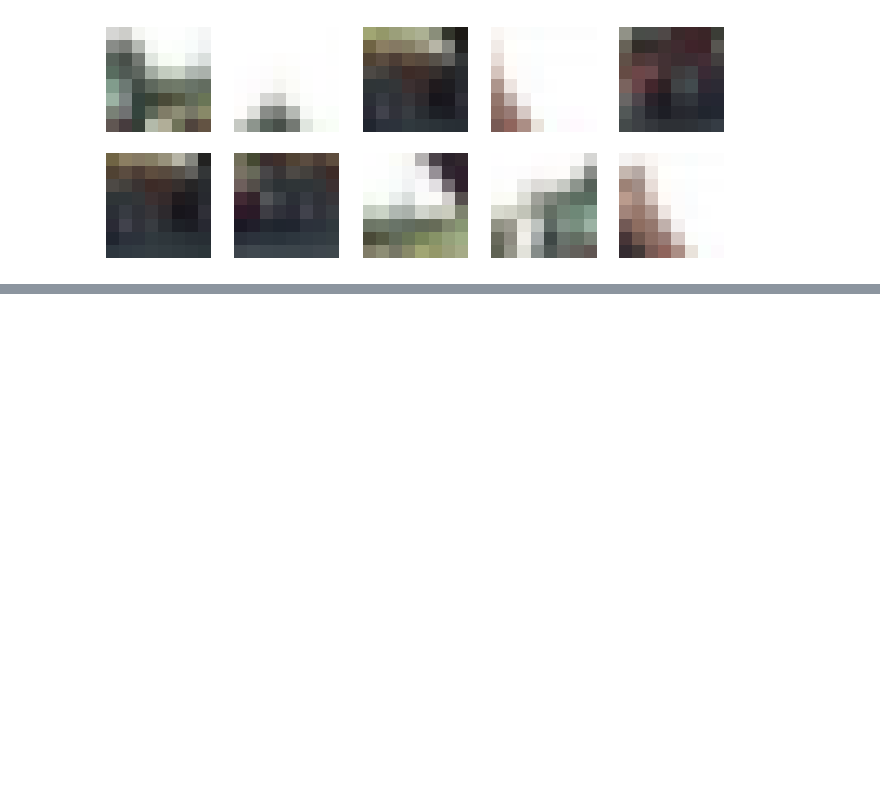
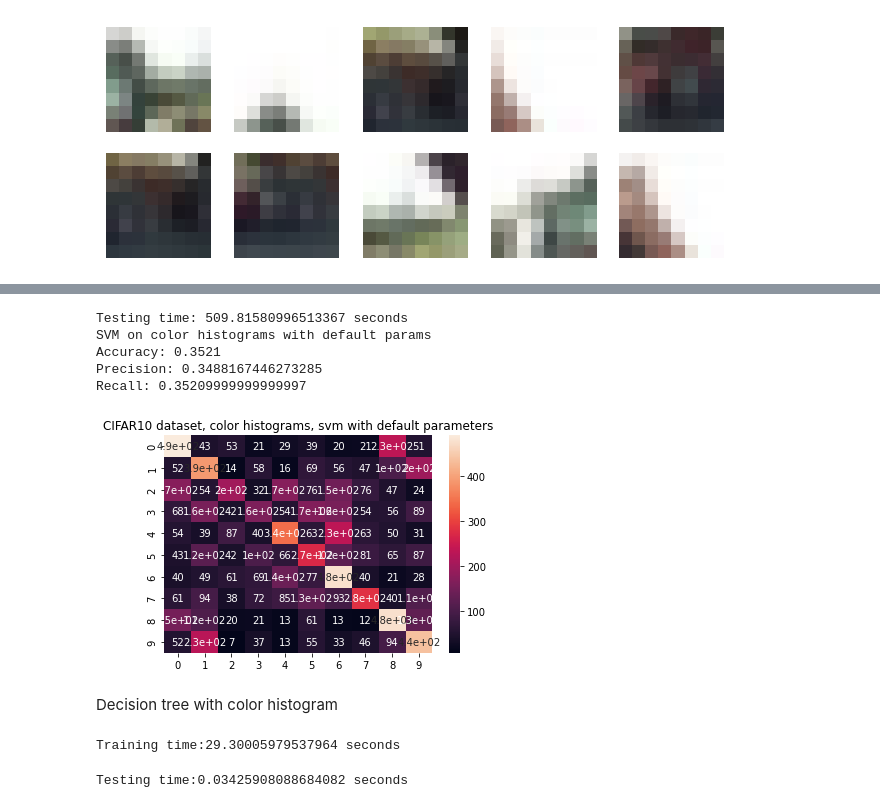
Before and after one commit to Cavalex/ML_Ex1, a Jupyter notebook: ex3/FeatureRepresentationAndExtraction-CIFAR10.ipynb, the cells around one changed output, grey strips where cells are left out. Saved outputs shown, nothing was run; the diff lists cells and outputs as text; code cells hidden in the pictures; blank space fills up the shorter version.

```diff
--- a/ex3/FeatureRepresentationAndExtraction-CIFAR10.ipynb
+++ b/ex3/FeatureRepresentationAndExtraction-CIFAR10.ipynb
@@ -167,0 +411,35 @@ cv2.destroyAllWindows()
+# %%
+start = tf.timestamp()
+y_pred = svm.predict(color_histograms_test)
+print('Testing time: '+ str(tf.get_static_value(tf.timestamp()-start))+ ' seconds')
+confusionmatrix = confusion_matrix(test_labels, y_pred)
+plt.title('CIFAR10 dataset, color histograms, svm with default parameters')
+plt.xlabel('Predicted class')
+plt.ylabel('True class')
+sns.heatmap(confusionmatrix,annot=True)
+print('SVM on color histograms with default params')
+print('Accuracy: ' + str(accuracy_score(test_labels,y_pred)))
+print('Precision: ' + str(precision_score(test_labels,y_pred,average='macro')))
+print('Recall: ' + str(recall_score(test_labels,y_pred,average='macro')))
+# %% [output]
+Testing time: 509.81580996513367 seconds
+SVM on color histograms with default params
+Accuracy: 0.3521
+Precision: 0.3488167446273285
+Recall: 0.35209999999999997
+[figure, added]
+# %% [markdown]
+Decision tree with color histogram
+# %%
+dt = DecisionTreeClassifier()
+start = tf.timestamp()
+dt.fit(color_features, train_labels)
+print('Training time:' +str(tf.get_static_value(tf.timestamp()-start))+ ' seconds')
+# %% [output]
+Training time:29.30005979537964 seconds
+# %%
+start = tf.timestamp()
+y_pred_dt = dt.predict(color_histograms_test)
+print('Testing time:' +str(tf.get_static_value(tf.timestamp()-start))+ ' seconds')
+# %% [output]
+Testing time:0.03425908088684082 seconds
```
Also changed, not shown: parts of 33 cells of this notebook, 1 other file.
